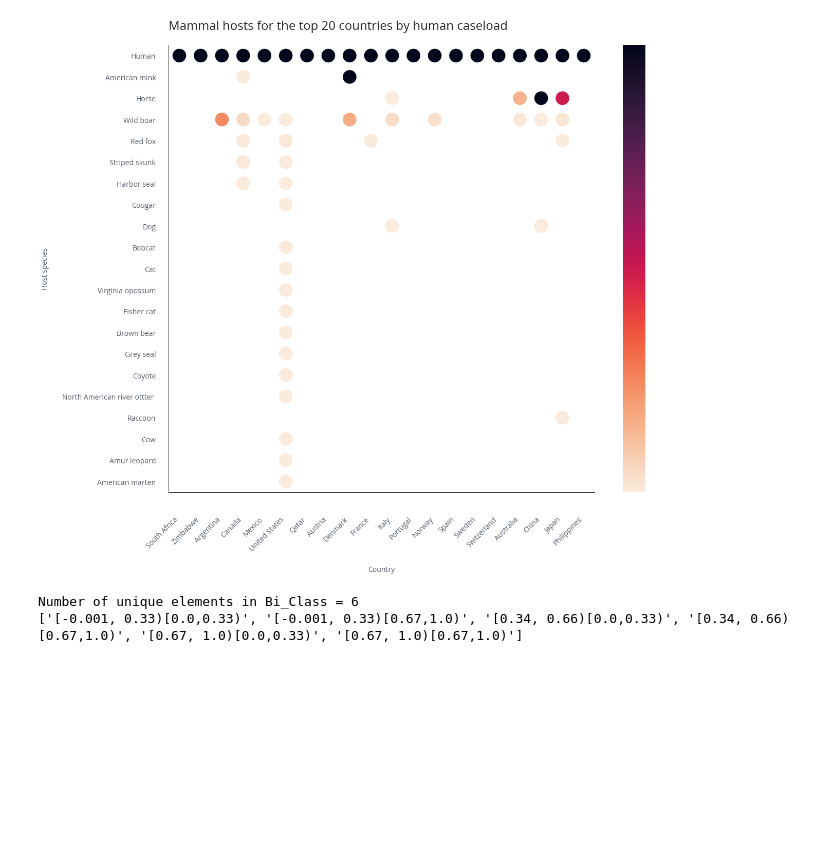
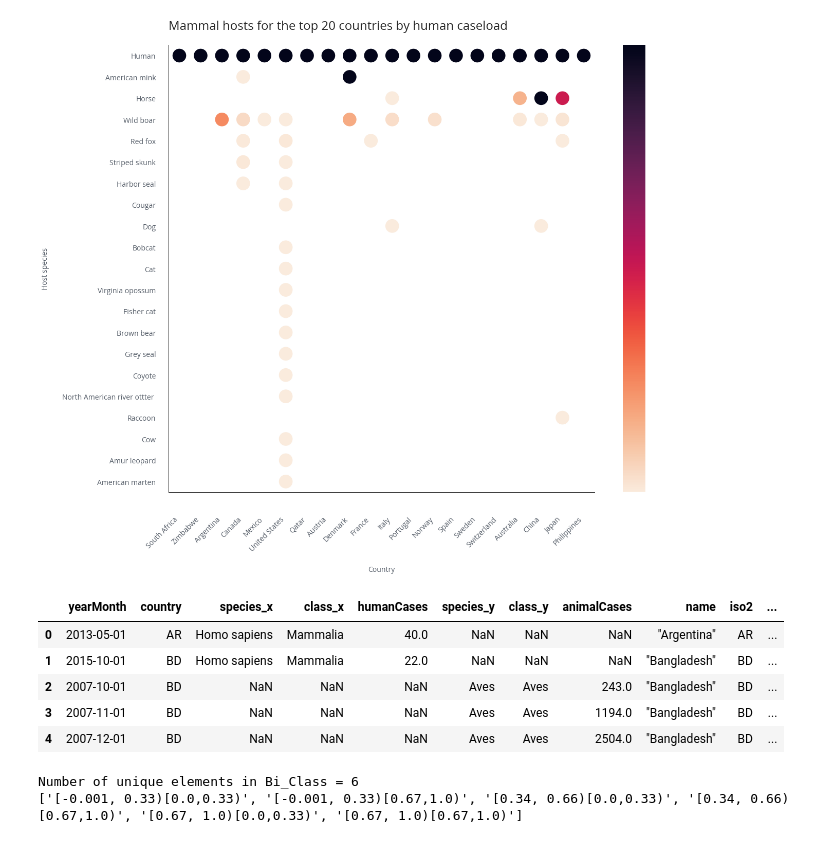
Before and after one commit to cghss-data-lab/uga-pipp, a Jupyter notebook: query_figures/query_figures_080123.ipynb, the cells around one changed output. Saved outputs shown, nothing was run; the diff lists cells and outputs as text; code cells hidden in the pictures; blank space fills up the shorter version.

```diff
--- a/query_figures/query_figures_080123.ipynb
+++ b/query_figures/query_figures_080123.ipynb
@@ -1274,7 +1287,7 @@ def process_dataframe(df, datasource):
 
     # # Agg on country by year
     # df = df.groupby(['country']).agg({'monthlyCases': 'sum'}).reset_index()
-    # df.rename(columns={'monthlyCases': datasource+'Cases'}, inplace=True)
+    df.rename(columns={'monthlyCases': datasource+'Cases'}, inplace=True)
     return df
 # %%
 human = pd.read_csv("data/influenza_AH5_cases_country_species_class_month.csv")
@@ -1284,7 +1297,7 @@ human = process_dataframe(human, "human")
 animal = process_dataframe(animal, "animal")
 
 # Merge FluNet and WAHIS
-merge = pd.merge(human, animal,on=["country"],how="outer")
+merge = pd.merge(human, animal,on=["country","yearMonth"],how="outer")
 
 country_match = pd.read_csv("data/country_match.csv")
 country_match["iso2"] = country_match["iso2"].apply(remove_chars)
@@ -1292,6 +1305,15 @@ country_match["iso3"] = country_match["iso3"].apply(remove_chars)
 
 
 merge = pd.merge(merge, country_match, left_on="country",right_on="iso2",how="outer")
+# %%
+merge.head()
+# %% [output]
+|  | yearMonth | country | species_x | class_x | humanCases | species_y | class_y | animalCases | name | iso2 | ... |
+| 0 | 2013-05-01 | AR | Homo sapiens | Mammalia | 40.0 | NaN | NaN | NaN | "Argentina" | AR | ... |
+| 1 | 2015-10-01 | BD | Homo sapiens | Mammalia | 22.0 | NaN | NaN | NaN | "Bangladesh" | BD | ... |
+| 2 | 2007-10-01 | BD | NaN | NaN | NaN | Aves | Aves | 243.0 | "Bangladesh" | BD | ... |
+| 3 | 2007-11-01 | BD | NaN | NaN | NaN | Aves | Aves | 1194.0 | "Bangladesh" | BD | ... |
+| 4 | 2007-12-01 | BD | NaN | NaN | NaN | Aves | Aves | 2504.0 | "Bangladesh" | BD | ... |
 # %%
 # Define the bins
 
```
Also changed, not shown: parts of 29 cells of this notebook, 10 other files.
